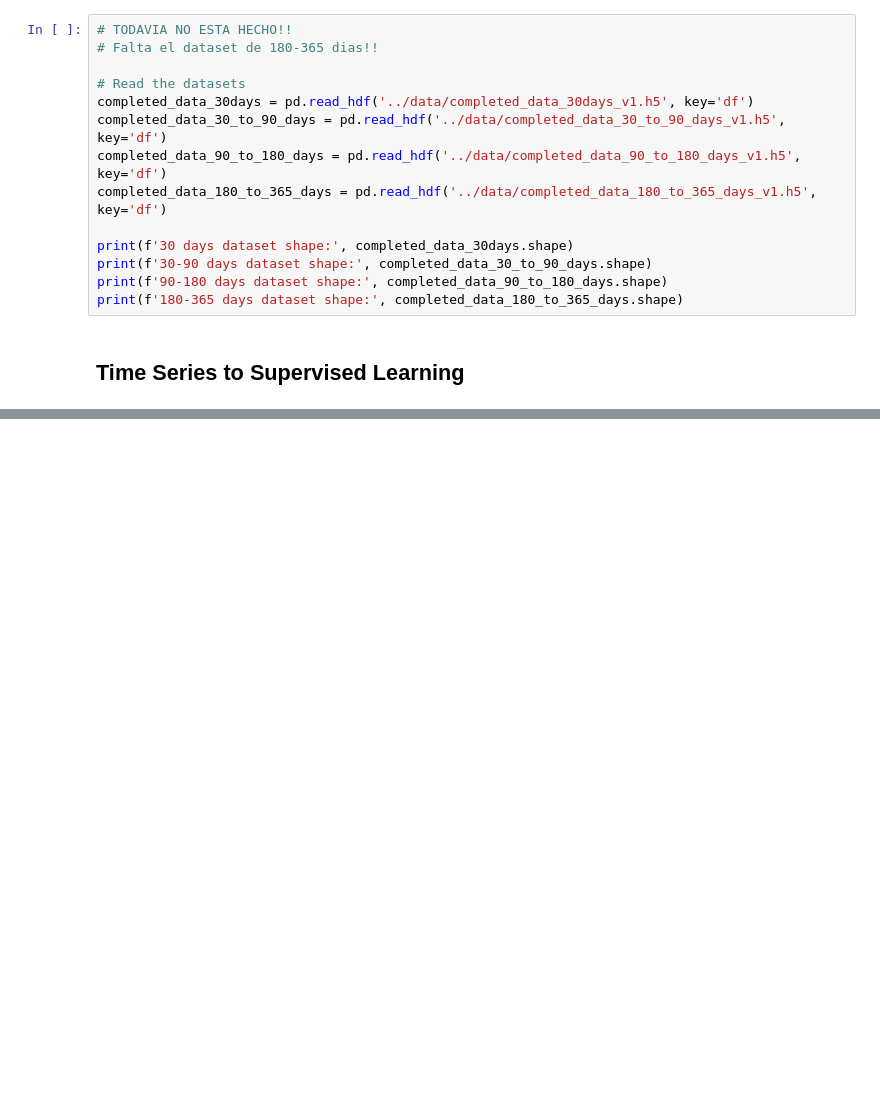
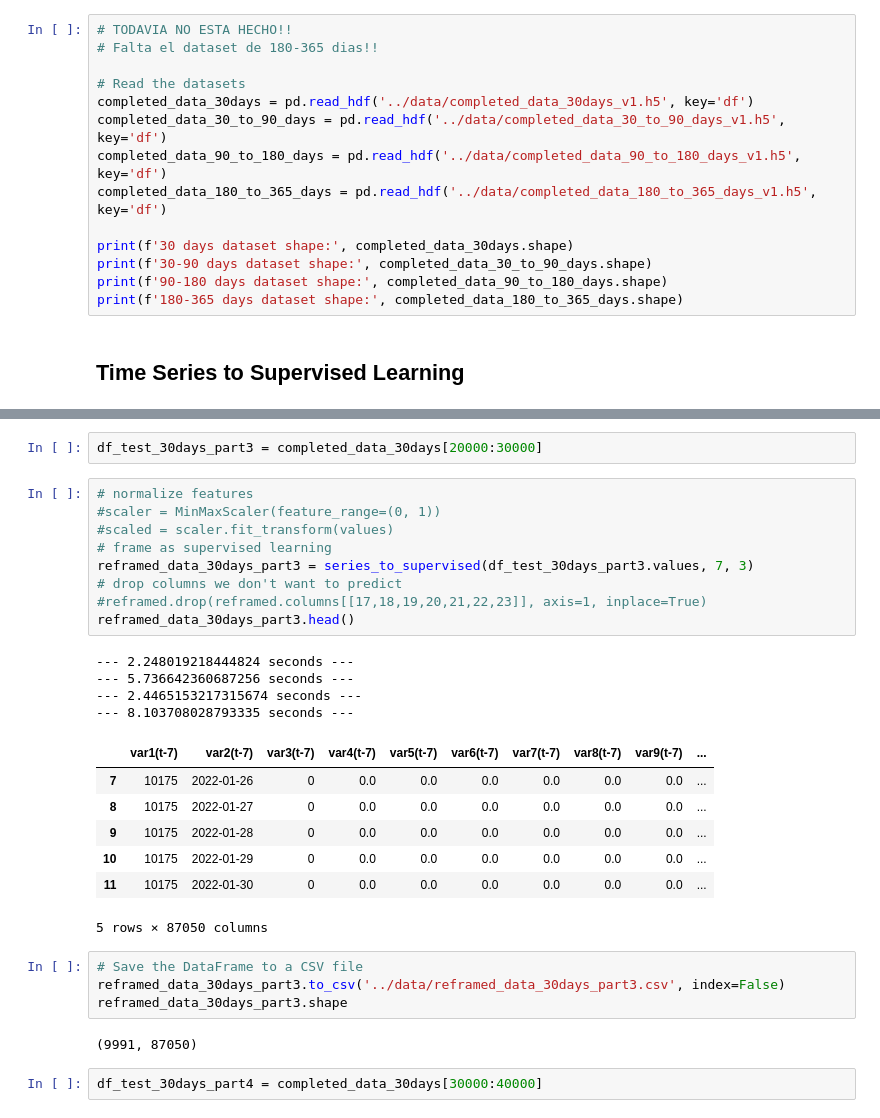
Before and after one commit to evidadeusto/mhunters, a Jupyter notebook: analysis_oscar_preprocessing/AI_models.ipynb, the cells around one changed output, grey strips where cells are left out. Saved outputs shown, nothing was run; the diff lists cells and outputs as text; blank space fills up the shorter version.

```diff
--- a/analysis_oscar_preprocessing/AI_models.ipynb
+++ b/analysis_oscar_preprocessing/AI_models.ipynb
@@ -689,0 +490,31 @@ supervised_data_30days_chunked.head()
+# %%
+df_test_30days_part3 = completed_data_30days[20000:30000]
+# %%
+# normalize features
+#scaler = MinMaxScaler(feature_range=(0, 1))
+#scaled = scaler.fit_transform(values)
+# frame as supervised learning
+reframed_data_30days_part3 = series_to_supervised(df_test_30days_part3.values, 7, 3)
+# drop columns we don't want to predict
+#reframed.drop(reframed.columns[[17,18,19,20,21,22,23]], axis=1, inplace=True)
+reframed_data_30days_part3.head()
+# %% [output]
+--- 2.248019218444824 seconds ---
+--- 5.736642360687256 seconds ---
+--- 2.4465153217315674 seconds ---
+--- 8.103708028793335 seconds ---
+|  | var1(t-7) | var2(t-7) | var3(t-7) | var4(t-7) | var5(t-7) | var6(t-7) | var7(t-7) | var8(t-7) | var9(t-7) | ... |
+| 7 | 10175 | 2022-01-26 | 0 | 0.0 | 0.0 | 0.0 | 0.0 | 0.0 | 0.0 | ... |
+| 8 | 10175 | 2022-01-27 | 0 | 0.0 | 0.0 | 0.0 | 0.0 | 0.0 | 0.0 | ... |
+| 9 | 10175 | 2022-01-28 | 0 | 0.0 | 0.0 | 0.0 | 0.0 | 0.0 | 0.0 | ... |
+| 10 | 10175 | 2022-01-29 | 0 | 0.0 | 0.0 | 0.0 | 0.0 | 0.0 | 0.0 | ... |
+| 11 | 10175 | 2022-01-30 | 0 | 0.0 | 0.0 | 0.0 | 0.0 | 0.0 | 0.0 | ... |
+5 rows × 87050 columns
+# %%
+# Save the DataFrame to a CSV file
+reframed_data_30days_part3.to_csv('../data/reframed_data_30days_part3.csv', index=False)
+reframed_data_30days_part3.shape
+# %% [output]
+(9991, 87050)
+# %%
+df_test_30days_part4 = completed_data_30days[30000:40000]
```
Also changed, not shown: parts of 33 cells of this notebook, 1 other file.
